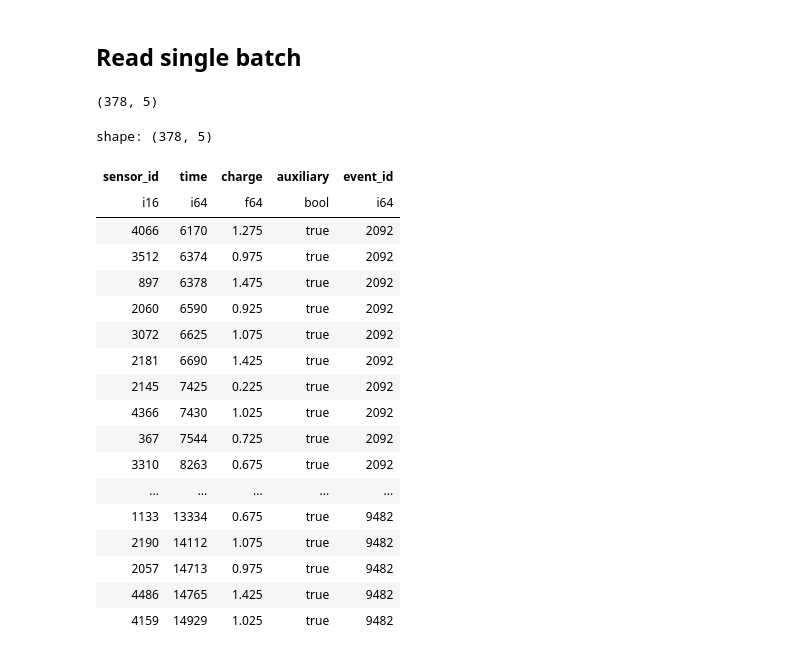
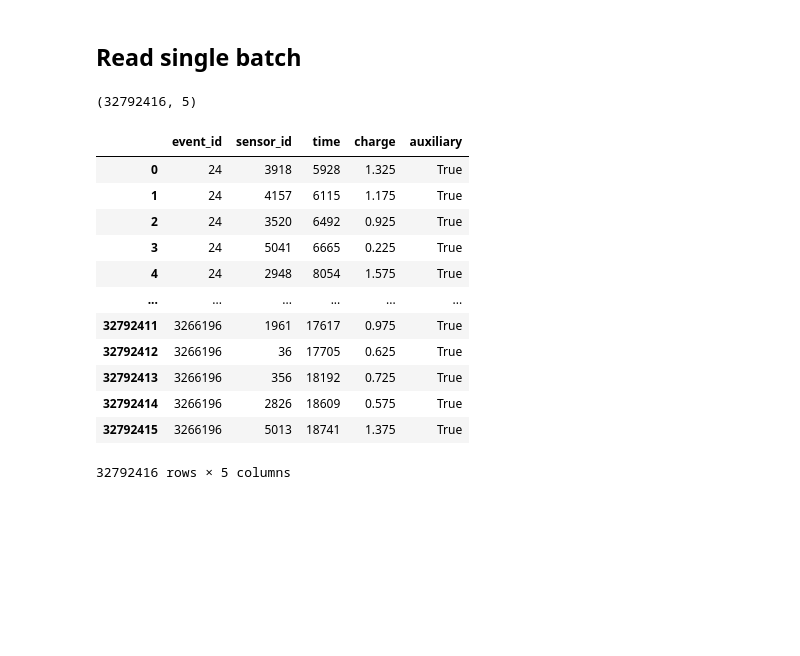
Before and after one commit to IMOKURI/kaggle-ice-cube, a Jupyter notebook: notebook/EDA.ipynb, the cells around one changed output. Drawn from its saved outputs; the diff is of its cells as text; code cells hidden in the pictures; blank space fills up the shorter version.

```diff
--- a/notebook/EDA.ipynb
+++ b/notebook/EDA.ipynb
@@ -166,26 +148,20 @@ batch_1 = pl.read_parquet(
 # %%
-batch_1.shape
+batch.shape
 # %% [output]
-(378, 5)
+(32792416, 5)
 # %%
-batch_1
+batch
 # %% [output]
+|  | event_id | sensor_id | time | charge | auxiliary |
+| 0 | 24 | 3918 | 5928 | 1.325 | True |
+| 1 | 24 | 4157 | 6115 | 1.175 | True |
+| 2 | 24 | 3520 | 6492 | 0.925 | True |
+| 3 | 24 | 5041 | 6665 | 0.225 | True |
+| 4 | 24 | 2948 | 8054 | 1.575 | True |
+| ... | ... | ... | ... | ... | ... |
+| 32792411 | 3266196 | 1961 | 17617 | 0.975 | True |
+| 32792412 | 3266196 | 36 | 17705 | 0.625 | True |
+| 32792413 | 3266196 | 356 | 18192 | 0.725 | True |
+| 32792414 | 3266196 | 2826 | 18609 | 0.575 | True |
+| 32792415 | 3266196 | 5013 | 18741 | 1.375 | True |
-shape: (378, 5)
+32792416 rows × 5 columns
-| sensor_id | time | charge | auxiliary | event_id |
-| i16 | i64 | f64 | bool | i64 |
-| 4066 | 6170 | 1.275 | true | 2092 |
-| 3512 | 6374 | 0.975 | true | 2092 |
-| 897 | 6378 | 1.475 | true | 2092 |
-| 2060 | 6590 | 0.925 | true | 2092 |
-| 3072 | 6625 | 1.075 | true | 2092 |
-| 2181 | 6690 | 1.425 | true | 2092 |
-| 2145 | 7425 | 0.225 | true | 2092 |
-| 4366 | 7430 | 1.025 | true | 2092 |
-| 367 | 7544 | 0.725 | true | 2092 |
-| 3310 | 8263 | 0.675 | true | 2092 |
-| ... | ... | ... | ... | ... |
-| 1133 | 13334 | 0.675 | true | 9482 |
-| 2190 | 14112 | 1.075 | true | 9482 |
-| 2057 | 14713 | 0.975 | true | 9482 |
-| 4486 | 14765 | 1.425 | true | 9482 |
-| 4159 | 14929 | 1.025 | true | 9482 |
```
Also changed, not shown: parts of 17 cells of this notebook, 2 other files.
